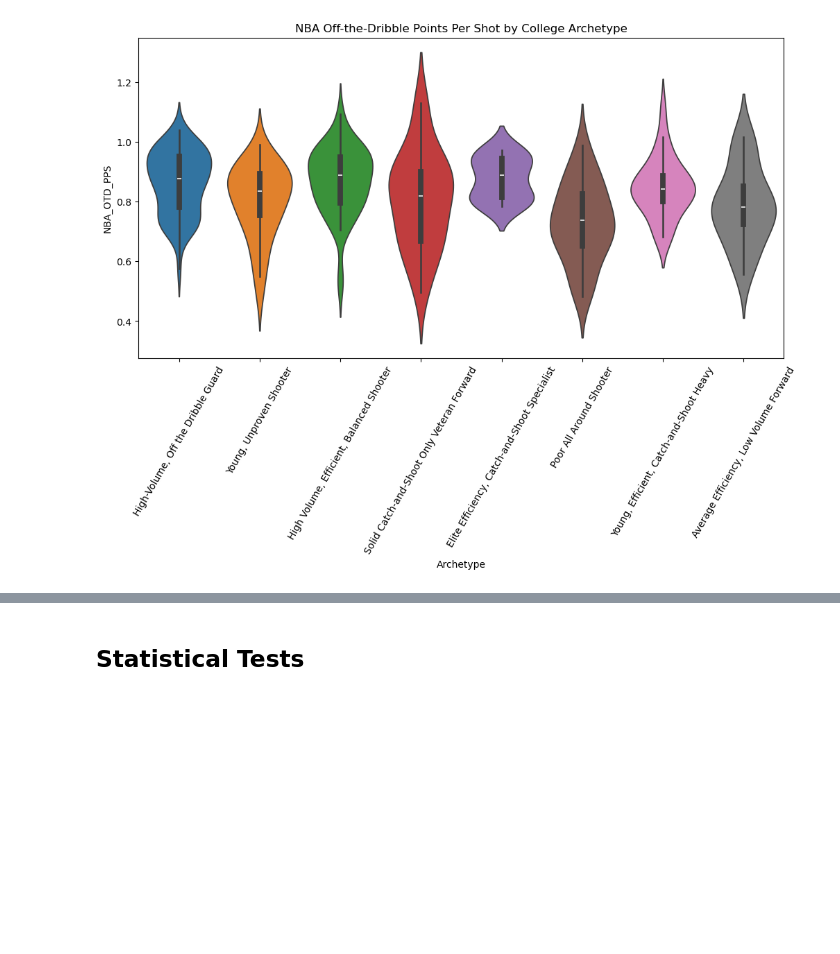
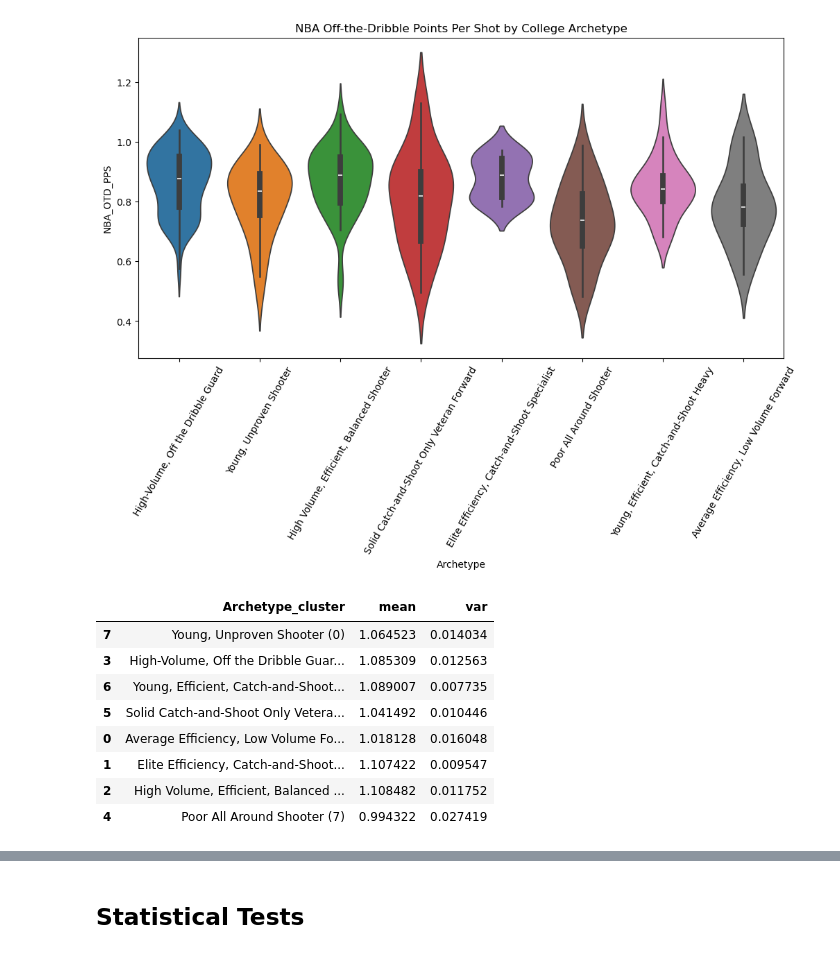
Before and after one commit to rickmart2/si-699-nba-shooting-modeling, a Jupyter notebook: clustering_analysis.ipynb, the cells around one changed output, grey strips where cells are left out. Cells and saved outputs as stored; diff of their text form; code cells hidden in the pictures; blank space fills up the shorter version.

```diff
--- a/clustering_analysis.ipynb
+++ b/clustering_analysis.ipynb
@@ -162,0 +164,14 @@ Text(0.5, 1.0, 'NBA Off-the-Dribble Points Per Shot by College Archetype')
+# %%
+archetype_CAS_table = full_df_nba.groupby(['Archetype_cluster', 'Cluster'])['NBA_CAS_PPS'].agg(['mean', 'var'])
+archetype_CAS_table = archetype_CAS_table.reset_index().sort_values(by='Cluster').drop(columns='Cluster')
+archetype_CAS_table
+# %% [output]
+|  | Archetype_cluster | mean | var |
+| 7 | Young, Unproven Shooter (0) | 1.064523 | 0.014034 |
+| 3 | High-Volume, Off the Dribble Guar... | 1.085309 | 0.012563 |
+| 6 | Young, Efficient, Catch-and-Shoot... | 1.089007 | 0.007735 |
+| 5 | Solid Catch-and-Shoot Only Vetera... | 1.041492 | 0.010446 |
+| 0 | Average Efficiency, Low Volume Fo... | 1.018128 | 0.016048 |
+| 1 | Elite Efficiency, Catch-and-Shoot... | 1.107422 | 0.009547 |
+| 2 | High Volume, Efficient, Balanced ... | 1.108482 | 0.011752 |
+| 4 | Poor All Around Shooter (7) | 0.994322 | 0.027419 |
```
Also changed, not shown: parts of 15 cells of this notebook.
